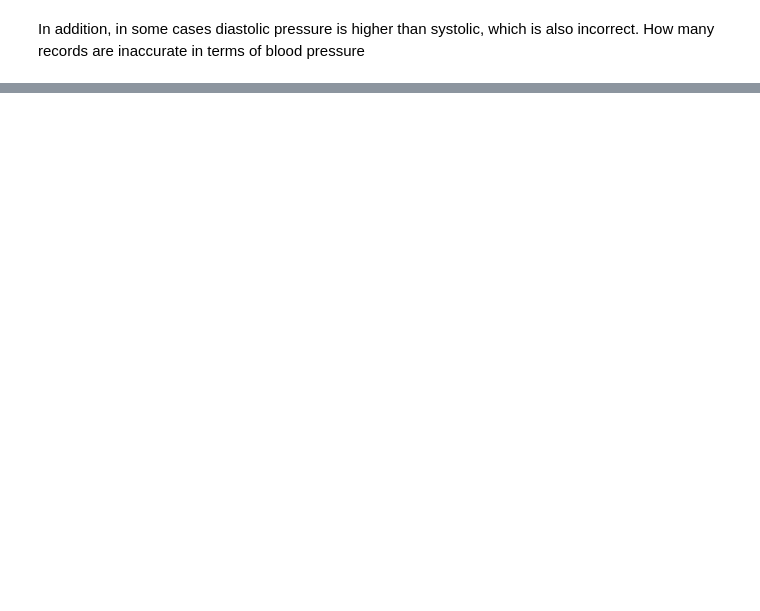
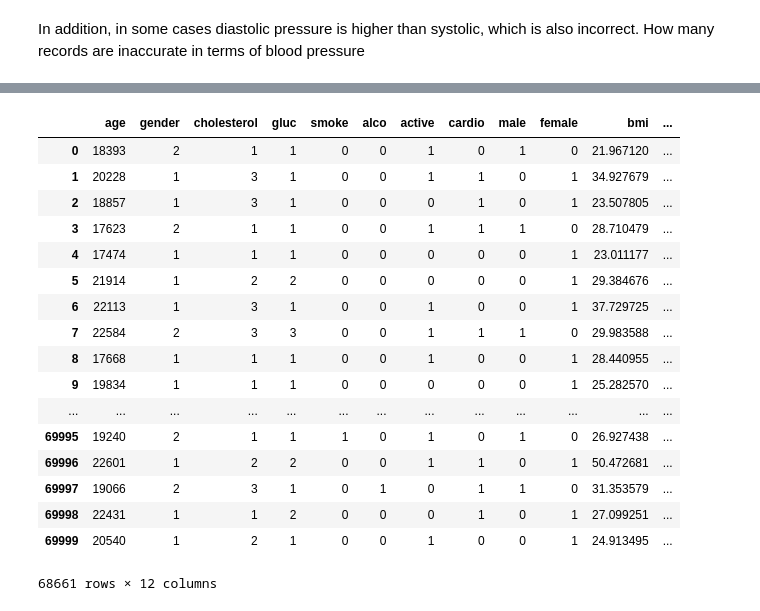
Before and after one commit to SankethBK/Analysis-of-cardio-vascular-diseases, a Jupyter notebook: 1. Dataset Loading and preprocessing.ipynb, the cells around one changed output, grey strips where cells are left out. Drawn from its saved outputs; the diff is of its cells as text; code cells hidden in the pictures; blank space fills up the shorter version.

```diff
--- a/1. Dataset Loading and preprocessing.ipynb
+++ b/1. Dataset Loading and preprocessing.ipynb
@@ -227,6 +262,6 @@ Diastilic pressure is higher than systolic one in 870 cases
 # %%
-data.drop(data[(data['ap_hi'] > data['ap_hi'].quantile(0.975)) | (data['ap_hi'] < data['ap_hi'].quantile(0.025))].index,inplace=True)
-data.drop(data[(data['ap_lo'] > data['ap_lo'].quantile(0.975)) | (data['ap_lo'] < data['ap_lo'].quantile(0.025))].index,inplace=True)
+data.drop(data[(data['ap_hi'] > 210) | (data['ap_hi'] < 80)].index,inplace=True)
+data.drop(data[(data['ap_lo'] > 150) | (data['ap_lo'] < 50)].index,inplace=True)
 
 print(data.shape)
 # %% [output]
@@ -233,0 +272,5 @@ print(data.shape)
+# %%
+data["male"] = data["gender"] == 2
+data["female"] = data["gender"] == 1
+
+data = data.astype({"male" : "int8", "female" : "int8"})
@@ -233,0 +280,5 @@ print(data.shape)
+# %%
+# Calculation of BMI
+
+data['bmi'] = data['weight'] / ((data['height']/100) ** 2)
+data.drop(['weight', 'height'], axis=1, inplace= True)
@@ -233,0 +289,18 @@ print(data.shape)
+# %%
+data['bpc'] = 0
+
+data.loc[(data['ap_hi'] < 120) & (data['ap_lo'] < 80), 'bpc'] = 1
+
+data.loc[((data['ap_hi'] >= 120) & (data['ap_hi'] < 130)) &
+         ((data['ap_lo'] < 80)), 'bpc'] = 2
+
+data.loc[((data['ap_hi'] >= 130) & (data['ap_hi'] < 140)) |
+         ((data['ap_lo'] >= 80) & (data['ap_lo'] < 90)), 'bpc'] = 3
+
+data.loc[((data['ap_hi'] >= 140) & (data['ap_hi'] < 180)) |
+         ((data['ap_lo'] >= 90) & (data['ap_lo'] < 120)), 'bpc'] = 4
+
+data.loc[(data['ap_hi'] >= 180) | (data['ap_lo'] >= 120), 'bpc'] = 5
+
+cols_ap_ = ['ap_hi', 'ap_lo']
+data.drop(cols_ap_, axis= 1, inplace= True)
@@ -233,0 +309,21 @@ print(data.shape)
+# %%
+data
+# %% [output]
+|  | age | gender | cholesterol | gluc | smoke | alco | active | cardio | male | female | bmi | ... |
+| 0 | 18393 | 2 | 1 | 1 | 0 | 0 | 1 | 0 | 1 | 0 | 21.967120 | ... |
+| 1 | 20228 | 1 | 3 | 1 | 0 | 0 | 1 | 1 | 0 | 1 | 34.927679 | ... |
+| 2 | 18857 | 1 | 3 | 1 | 0 | 0 | 0 | 1 | 0 | 1 | 23.507805 | ... |
+| 3 | 17623 | 2 | 1 | 1 | 0 | 0 | 1 | 1 | 1 | 0 | 28.710479 | ... |
+| 4 | 17474 | 1 | 1 | 1 | 0 | 0 | 0 | 0 | 0 | 1 | 23.011177 | ... |
+| 5 | 21914 | 1 | 2 | 2 | 0 | 0 | 0 | 0 | 0 | 1 | 29.384676 | ... |
+| 6 | 22113 | 1 | 3 | 1 | 0 | 0 | 1 | 0 | 0 | 1 | 37.729725 | ... |
+| 7 | 22584 | 2 | 3 | 3 | 0 | 0 | 1 | 1 | 1 | 0 | 29.983588 | ... |
+| 8 | 17668 | 1 | 1 | 1 | 0 | 0 | 1 | 0 | 0 | 1 | 28.440955 | ... |
+| 9 | 19834 | 1 | 1 | 1 | 0 | 0 | 0 | 0 | 0 | 1 | 25.282570 | ... |
+| ... | ... | ... | ... | ... | ... | ... | ... | ... | ... | ... | ... | ... |
+| 69995 | 19240 | 2 | 1 | 1 | 1 | 0 | 1 | 0 | 1 | 0 | 26.927438 | ... |
+| 69996 | 22601 | 1 | 2 | 2 | 0 | 0 | 1 | 1 | 0 | 1 | 50.472681 | ... |
+| 69997 | 19066 | 2 | 3 | 1 | 0 | 1 | 0 | 1 | 1 | 0 | 31.353579 | ... |
+| 69998 | 22431 | 1 | 1 | 2 | 0 | 0 | 0 | 1 | 0 | 1 | 27.099251 | ... |
+| 69999 | 20540 | 1 | 2 | 1 | 0 | 0 | 1 | 0 | 0 | 1 | 24.913495 | ... |
+68661 rows × 12 columns
```
Also changed, not shown: parts of 15 cells of this notebook, 2 other files.
